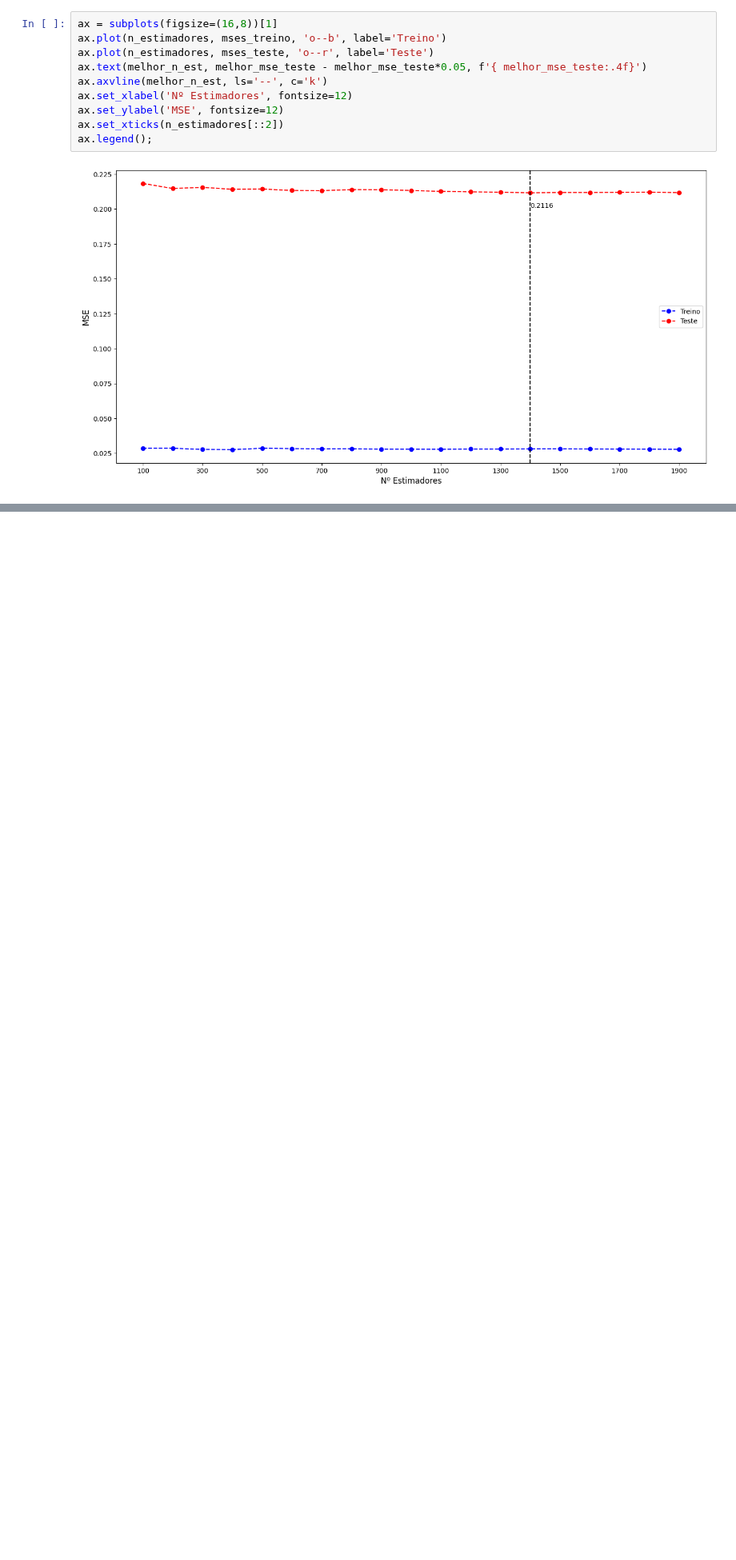
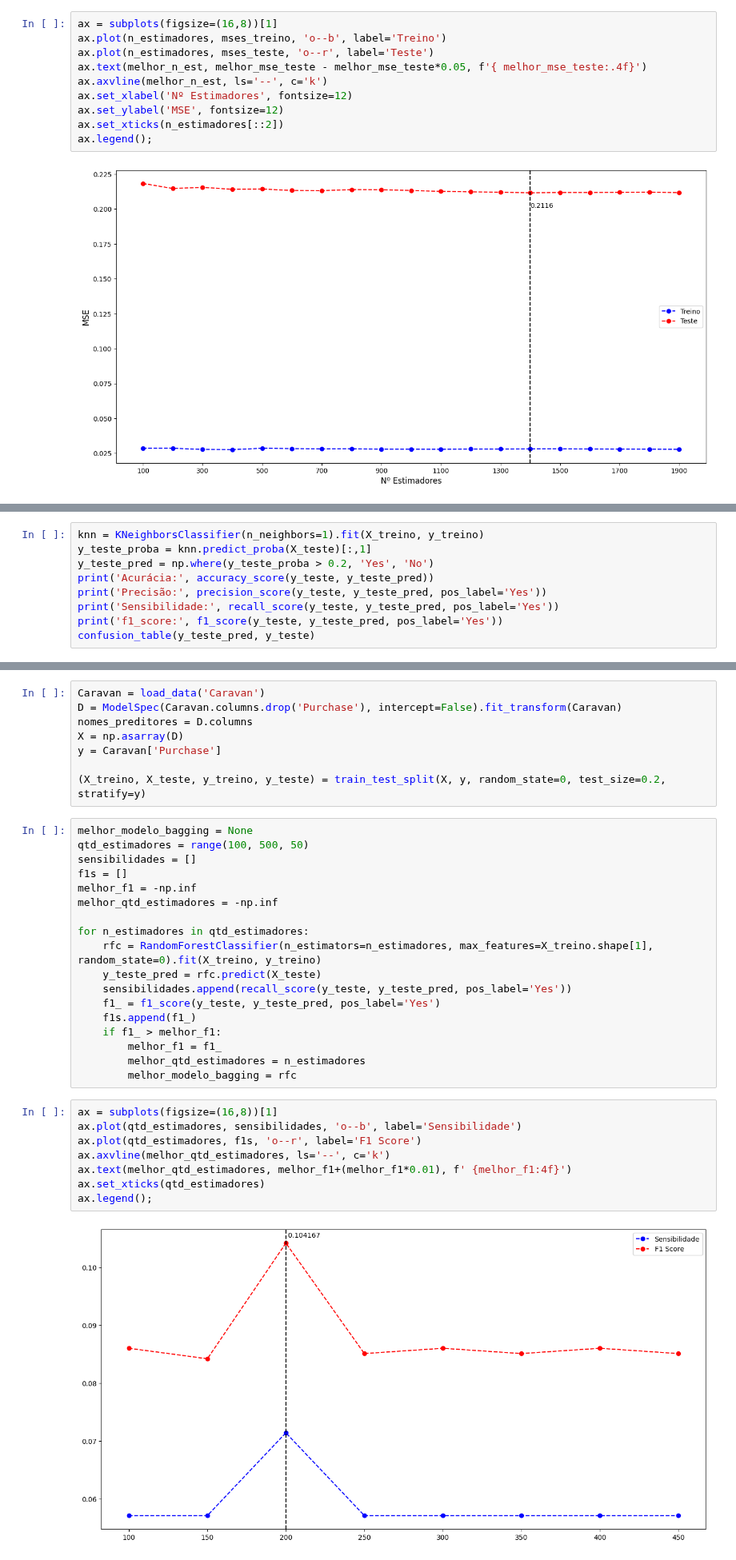
Before and after one commit to oliveira-silva-lucas/ISLP, a Jupyter notebook: Cap_08_Tree_Based_Methods/Exercises/ex_cap_08.ipynb, the cells around one changed output, grey strips where cells are left out. Shown at 80% size. Cells and saved outputs as stored; diff of their text form; blank space fills up the shorter version.

```diff
--- a/Cap_08_Tree_Based_Methods/Exercises/ex_cap_08.ipynb
+++ b/Cap_08_Tree_Based_Methods/Exercises/ex_cap_08.ipynb
@@ -647,0 +721,9 @@ ax.legend();
+# %%
+knn = KNeighborsClassifier(n_neighbors=1).fit(X_treino, y_treino)
+y_teste_proba = knn.predict_proba(X_teste)[:,1]
+y_teste_pred = np.where(y_teste_proba > 0.2, 'Yes', 'No')
+print('Acurácia:', accuracy_score(y_teste, y_teste_pred))
+print('Precisão:', precision_score(y_teste, y_teste_pred, pos_label='Yes'))
+print('Sensibilidade:', recall_score(y_teste, y_teste_pred, pos_label='Yes'))
+print('f1_score:', f1_score(y_teste, y_teste_pred, pos_label='Yes'))
+confusion_table(y_teste_pred, y_teste)
@@ -647,0 +746,36 @@ ax.legend();
+# %%
+Caravan = load_data('Caravan')
+D = ModelSpec(Caravan.columns.drop('Purchase'), intercept=False).fit_transform(Caravan)
+nomes_preditores = D.columns
+X = np.asarray(D)
+y = Caravan['Purchase']
+
+(X_treino, X_teste, y_treino, y_teste) = train_test_split(X, y, random_state=0, test_size=0.2, stratify=y)
+# %%
+melhor_modelo_bagging = None
+qtd_estimadores = range(100, 500, 50)
+sensibilidades = []
+f1s = []
+melhor_f1 = -np.inf
+melhor_qtd_estimadores = -np.inf
+
+for n_estimadores in qtd_estimadores:
+    rfc = RandomForestClassifier(n_estimators=n_estimadores, max_features=X_treino.shape[1], random_state=0).fit(X_treino, y_treino)
+    y_teste_pred = rfc.predict(X_teste)
+    sensibilidades.append(recall_score(y_teste, y_teste_pred, pos_label='Yes'))
+    f1_ = f1_score(y_teste, y_teste_pred, pos_label='Yes')
+    f1s.append(f1_)
+    if f1_ > melhor_f1:
+        melhor_f1 = f1_
+        melhor_qtd_estimadores = n_estimadores
+        melhor_modelo_bagging = rfc
+# %%
+ax = subplots(figsize=(16,8))[1]
+ax.plot(qtd_estimadores, sensibilidades, 'o--b', label='Sensibilidade')
+ax.plot(qtd_estimadores, f1s, 'o--r', label='F1 Score')
+ax.axvline(melhor_qtd_estimadores, ls='--', c='k')
+ax.text(melhor_qtd_estimadores, melhor_f1+(melhor_f1*0.01), f' {melhor_f1:4f}')
+ax.set_xticks(qtd_estimadores)
+ax.legend();
+# %% [output]
+[figure, added]
```
Also changed, not shown: parts of 16 cells of this notebook.
